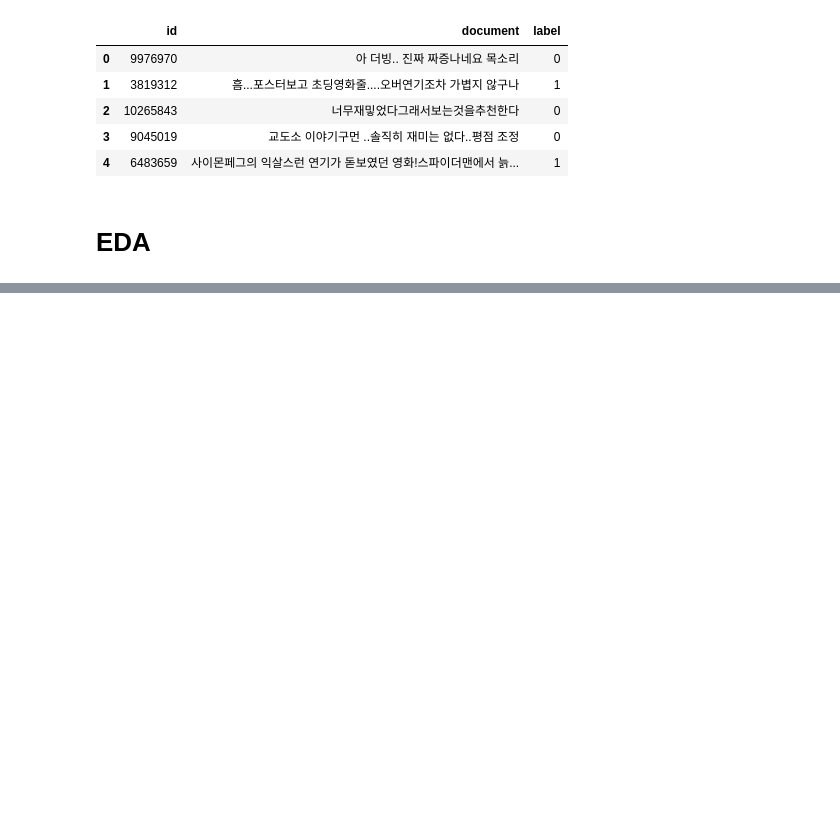
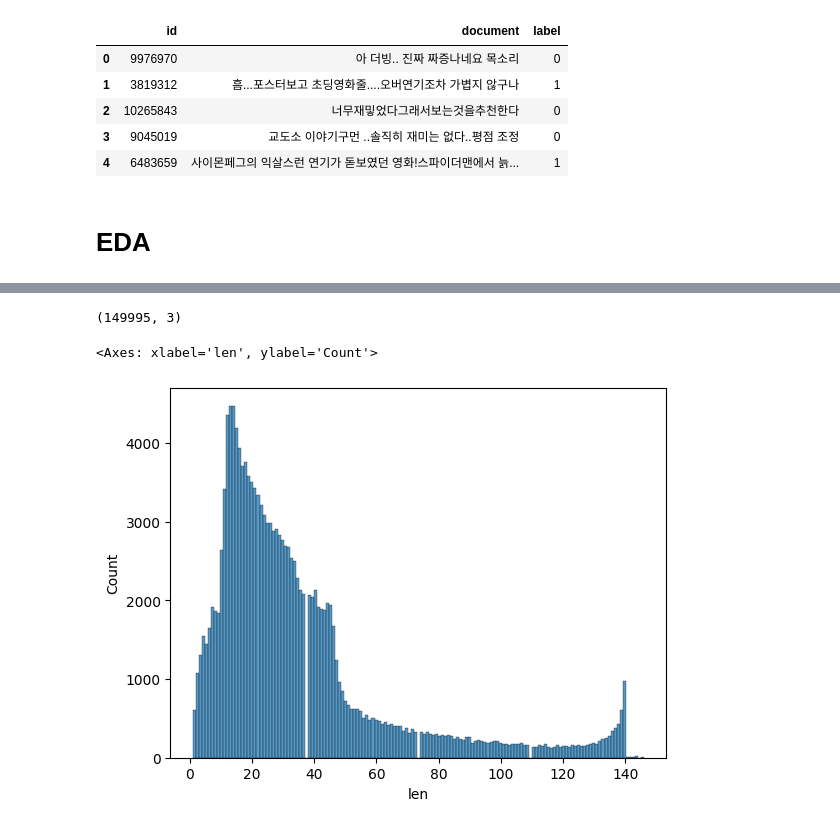
Before and after one commit to rightnow-jw/text_data_analysis, a Jupyter notebook: naver_movie_sentimental_analysis.ipynb, the cells around one changed output, grey strips where cells are left out. Cells and saved outputs as stored; diff of their text form; code cells hidden in the pictures; blank space fills up the shorter version.

```diff
--- a/naver_movie_sentimental_analysis.ipynb
+++ b/naver_movie_sentimental_analysis.ipynb
@@ -20,0 +61,15 @@ df.head()
+# %%
+df.dropna(inplace = True)
+# %%
+df. shape
+# %% [output]
+(149995, 3)
+# %%
+#텍스트길이
+import seaborn as sns
+# 텍스트 길이
+df['len'] = df['document'].str.len()
+sns.histplot(df['len'])
+# %% [output]
+<Axes: xlabel='len', ylabel='Count'>
+[figure, added]
```
Also changed, not shown: parts of 13 cells of this notebook.
